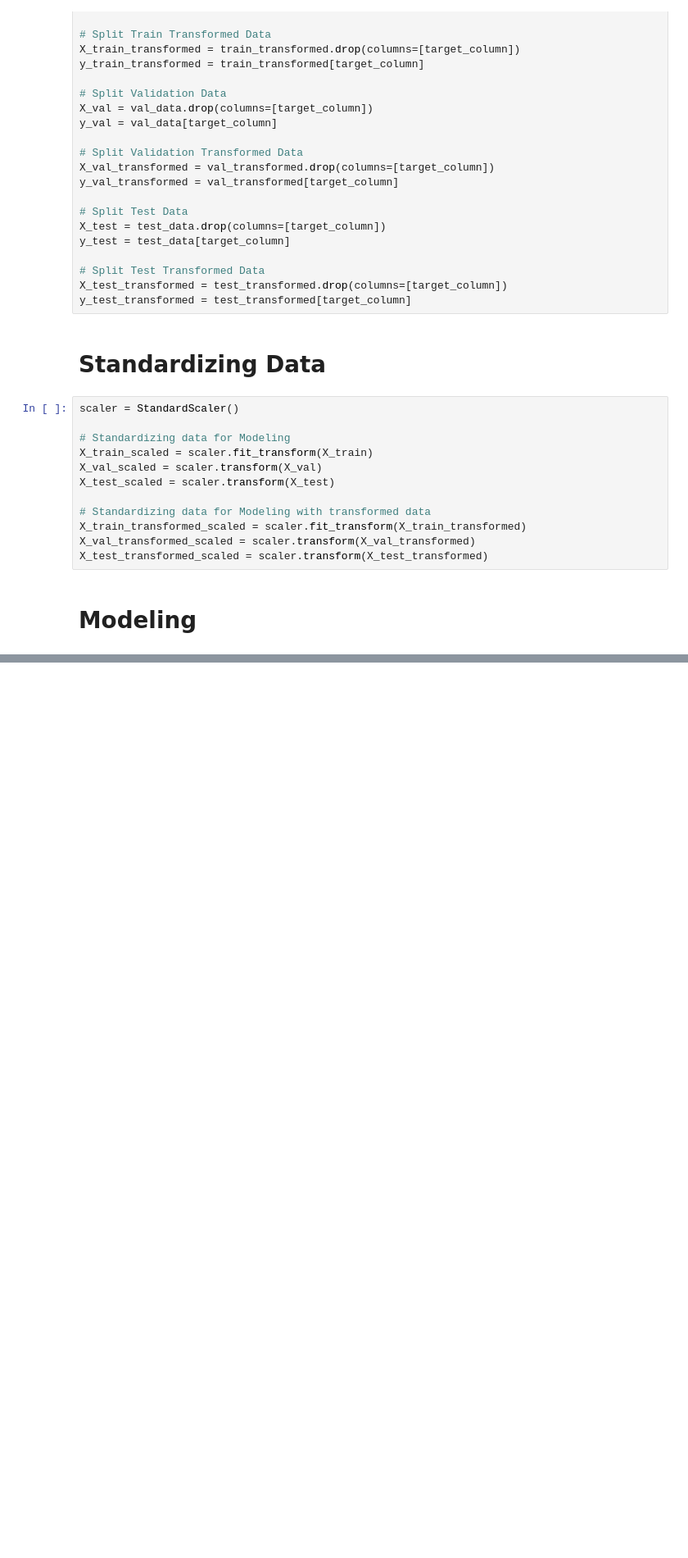
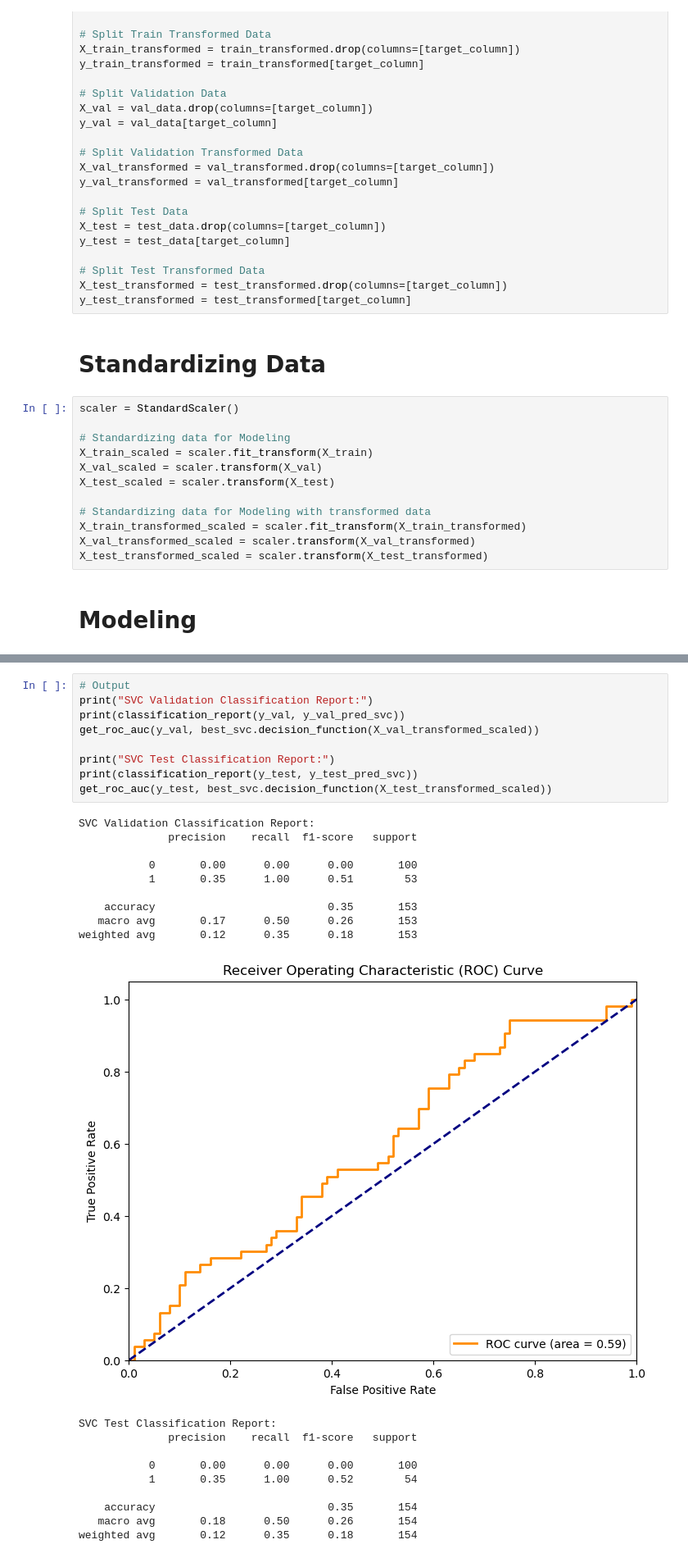
Before and after one commit to TanKyeWen/DiabetesPrediction, a Jupyter notebook: (SE)_Assign2_TanKyeWen_2103121.ipynb, the cells around one changed output, grey strips where cells are left out. Shown at 82% size. Cells and saved outputs as stored; diff of their text form; blank space fills up the shorter version.

```diff
--- a/(SE)_Assign2_TanKyeWen_2103121.ipynb
+++ b/(SE)_Assign2_TanKyeWen_2103121.ipynb
@@ -98,0 +295,29 @@ hybrid_models = {
+# %%
+# Output
+print("SVC Validation Classification Report:")
+print(classification_report(y_val, y_val_pred_svc))
+get_roc_auc(y_val, best_svc.decision_function(X_val_transformed_scaled))
+
+print("SVC Test Classification Report:")
+print(classification_report(y_test, y_test_pred_svc))
+get_roc_auc(y_test, best_svc.decision_function(X_test_transformed_scaled))
+# %% [output]
+SVC Validation Classification Report:
+              precision    recall  f1-score   support
+
+           0       0.00      0.00      0.00       100
+           1       0.35      1.00      0.51        53
+
+    accuracy                           0.35       153
+   macro avg       0.17      0.50      0.26       153
+weighted avg       0.12      0.35      0.18       153
+[figure, added]
+SVC Test Classification Report:
+              precision    recall  f1-score   support
+
+           0       0.00      0.00      0.00       100
+           1       0.35      1.00      0.52        54
+
+    accuracy                           0.35       154
+   macro avg       0.18      0.50      0.26       154
+weighted avg       0.12      0.35      0.18       154
```
Also changed, not shown: parts of 40 cells of this notebook, 1 other file.
